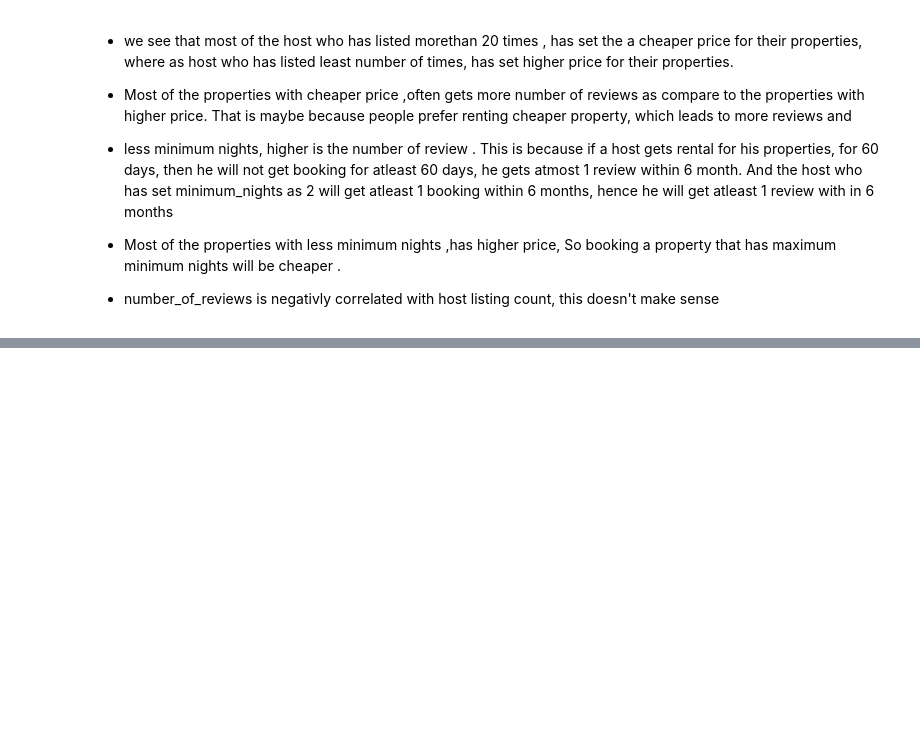
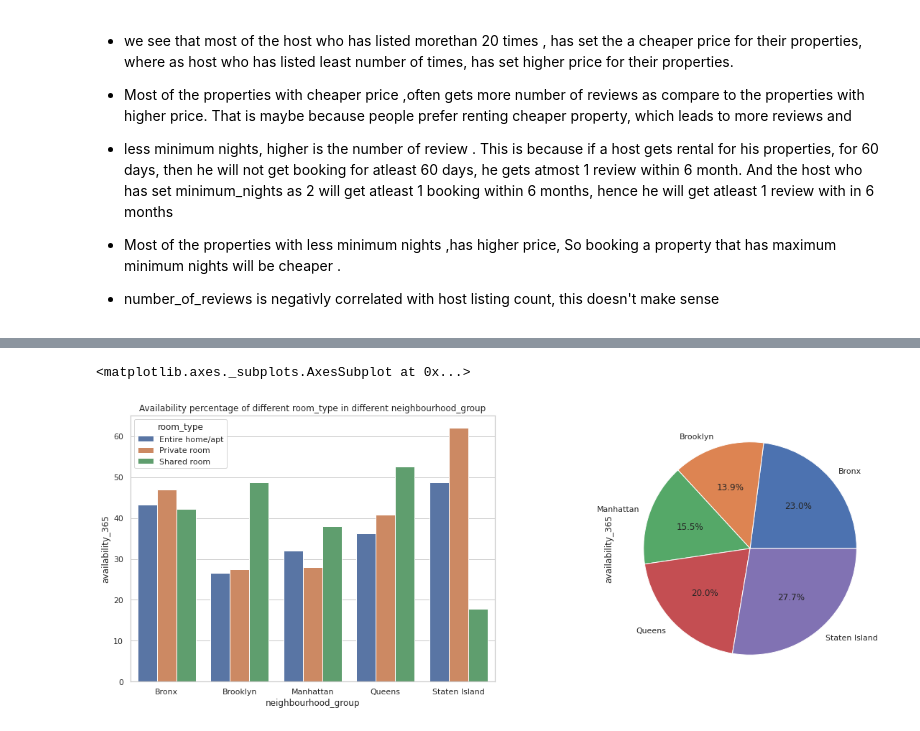
Before and after one commit to amanichivilkar/Airbnb-Booking-Analysis, a Jupyter notebook: Amani_Chivilkar_M1W4_Airbnb_Bookings_Analysis_Capstone_Project.ipynb, the cells around one changed output, grey strips where cells are left out. Drawn from its saved outputs; the diff is of its cells as text; code cells hidden in the pictures; blank space fills up the shorter version.

Commit message:
Availability percentage of properties in different neighbourhood_group

```diff
--- a/Amani_Chivilkar_M1W4_Airbnb_Bookings_Analysis_Capstone_Project.ipynb
+++ b/Amani_Chivilkar_M1W4_Airbnb_Bookings_Analysis_Capstone_Project.ipynb
@@ -435,0 +448,12 @@ And the host who has set minimum_nights as 2 will get atleast 1 booking within 6
+# %%
+plt.figure(figsize=(20,15))
+df1=df.groupby(['neighbourhood_group'])['availability_365'].apply(lambda x: (x.sum()*100)/(365*x.count()))
+df2=df.groupby(['neighbourhood_group','room_type'])['availability_365'].apply(lambda x: (x.sum()*100)/(365*x.count())).reset_index()
+
+plt.subplot(2,2,1)
+sns.barplot(x=df2.neighbourhood_group, y=df2.availability_365, hue=df2.room_type).set(title='Availability percentage of different room_type in different neighbourhood_group')
+plt.subplot(2,2,2)
+df1.plot.pie(autopct="%.1f%%")
+# %% [output]
+<matplotlib.axes._subplots.AxesSubplot at 0x...>
+[figure, added]
```
Also changed, not shown: parts of 3 cells of this notebook.
